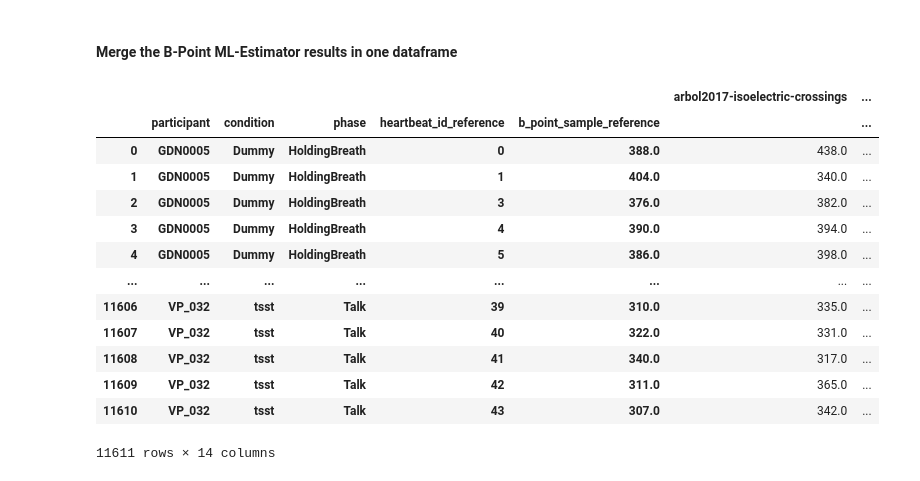
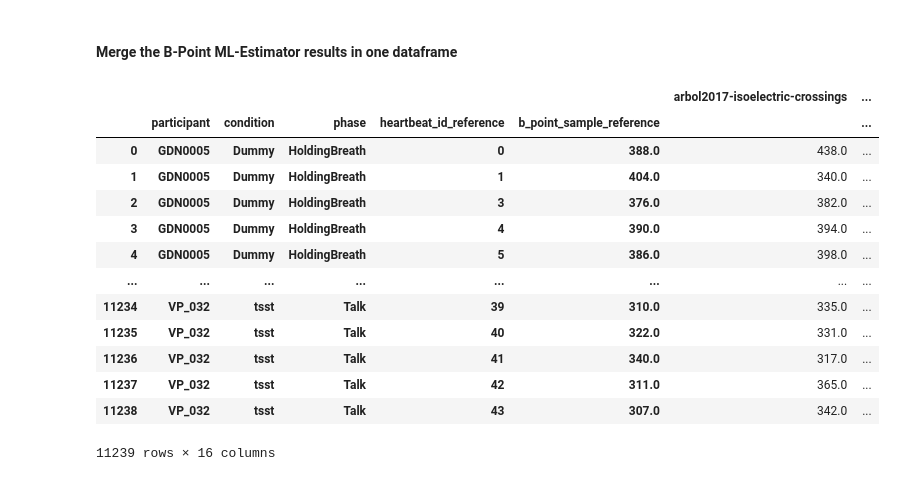
Before and after one commit to empkins/pepbench, a Jupyter notebook: experiments/pep_algorithm_benchmarking/notebooks/ML_analysis/DataHandling/build_estimator_results_df.ipynb, the cells around one changed output. Saved outputs shown, nothing was run; the diff lists cells and outputs as text; code cells hidden in the pictures.

```diff
--- a/experiments/pep_algorithm_benchmarking/notebooks/ML_analysis/DataHandling/build_estimator_results_df.ipynb
+++ b/experiments/pep_algorithm_benchmarking/notebooks/ML_analysis/DataHandling/build_estimator_results_df.ipynb
@@ -15,23 +16,23 @@ permuter path: ..\..\..\results\models\q-peak\permuter_summary
 # %% [markdown]
 #### Merge the B-Point ML-Estimator results in one dataframe
 # %%
-b_point_master = pd.read_csv(data_path.joinpath("b-point/without-rr-interval/train_data_b_point_include_nan_ml_results.csv"), index_col=[0,1,2,3,4,5])
+b_point_master = pd.read_csv(data_path.joinpath(f"b-point/without-rr-interval/{rater}/train_data_b_point_include_nan_ml_results.csv"), index_col=[0,1,2,3,4,5])
 b_point_master
 # %% [output]
 |  |  |  |  |  |  | arbol2017-isoelectric-crossings | ... |
 |  | participant | condition | phase | heartbeat_id_reference | b_point_sample_reference |  | ... |
 | 0 | GDN0005 | Dummy | HoldingBreath | 0 | 388.0 | 438.0 | ... |
 | 1 | GDN0005 | Dummy | HoldingBreath | 1 | 404.0 | 340.0 | ... |
 | 2 | GDN0005 | Dummy | HoldingBreath | 3 | 376.0 | 382.0 | ... |
 | 3 | GDN0005 | Dummy | HoldingBreath | 4 | 390.0 | 394.0 | ... |
 | 4 | GDN0005 | Dummy | HoldingBreath | 5 | 386.0 | 398.0 | ... |
 | ... | ... | ... | ... | ... | ... | ... | ... |
-| 11606 | VP_032 | tsst | Talk | 39 | 310.0 | 335.0 | ... |
-| 11607 | VP_032 | tsst | Talk | 40 | 322.0 | 331.0 | ... |
-| 11608 | VP_032 | tsst | Talk | 41 | 340.0 | 317.0 | ... |
-| 11609 | VP_032 | tsst | Talk | 42 | 311.0 | 365.0 | ... |
-| 11610 | VP_032 | tsst | Talk | 43 | 307.0 | 342.0 | ... |
+| 11234 | VP_032 | tsst | Talk | 39 | 310.0 | 335.0 | ... |
+| 11235 | VP_032 | tsst | Talk | 40 | 322.0 | 331.0 | ... |
+| 11236 | VP_032 | tsst | Talk | 41 | 340.0 | 317.0 | ... |
+| 11237 | VP_032 | tsst | Talk | 42 | 311.0 | 365.0 | ... |
+| 11238 | VP_032 | tsst | Talk | 43 | 307.0 | 342.0 | ... |
-11611 rows × 14 columns
+11239 rows × 16 columns
 # %%
 merged_ml_results_b_point = merge_ml_result_dfs(data_path.joinpath("b-point"), master_df=b_point_master, event='b_point')
 merged_ml_results_b_point
```
Also changed, not shown: parts of 10 cells of this notebook, 46 other files.
